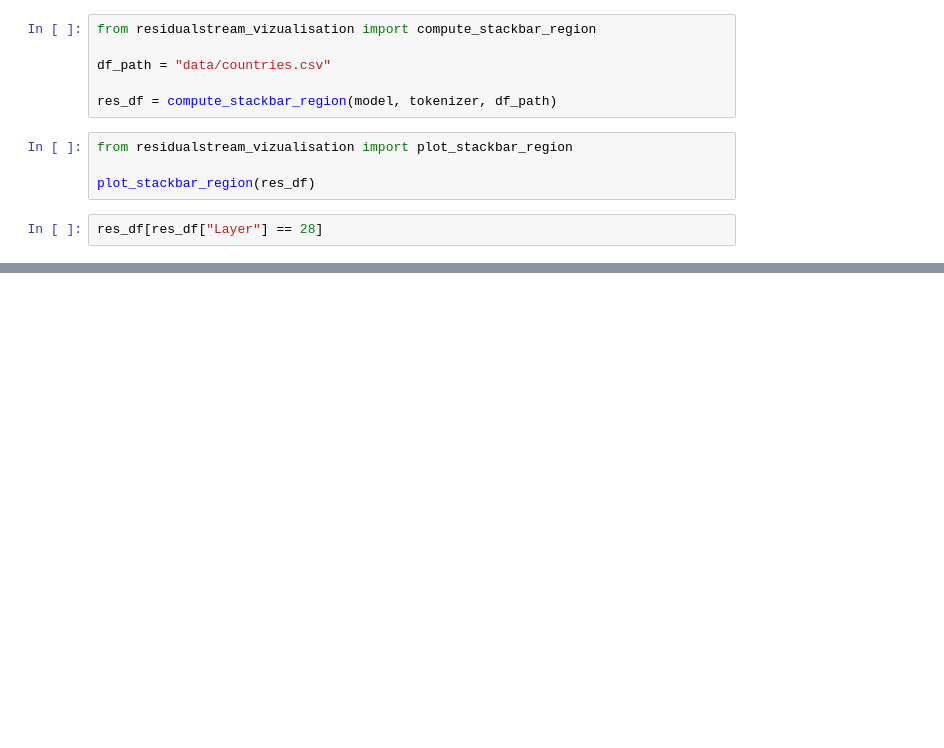
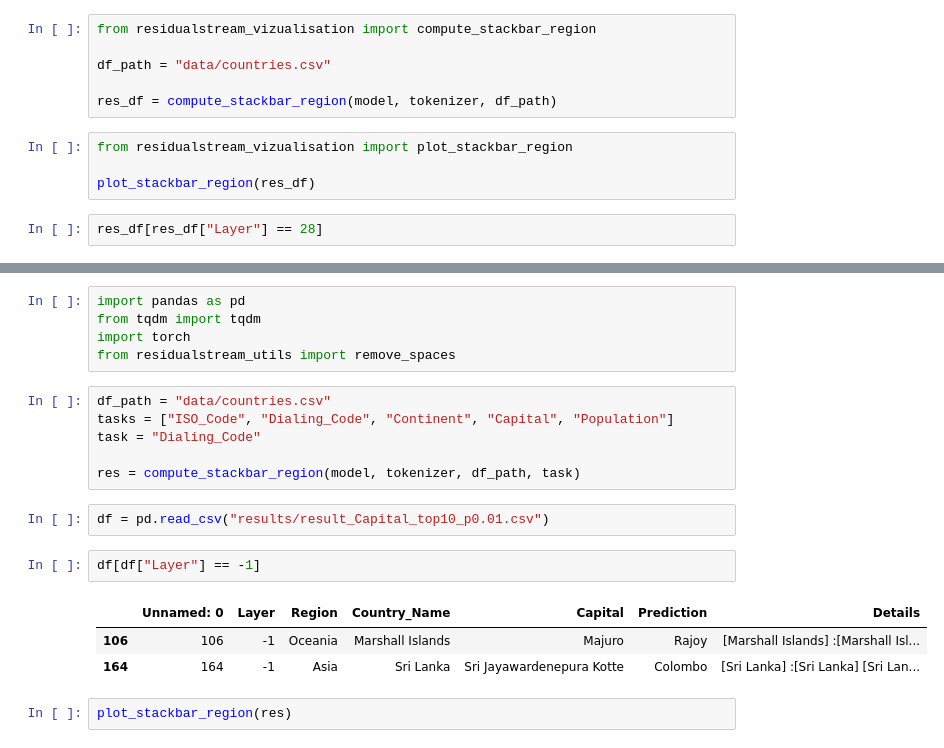
Before and after one commit to ThomasHtchn/LLM-Explainability-For-Geographical-Information, a Jupyter notebook: test_SmolLM3.ipynb, the cells around one changed output, grey strips where cells are left out. Drawn from its saved outputs; the diff is of its cells as text; blank space fills up the shorter version.

Commit message:
Ajout test avec d'autres task

```diff
--- a/test_SmolLM3.ipynb
+++ b/test_SmolLM3.ipynb
@@ -418,0 +1095,21 @@ res_df[res_df["Layer"] == 28]
+# %%
+import pandas as pd
+from tqdm import tqdm
+import torch
+from residualstream_utils import remove_spaces
+# %%
+df_path = "data/countries.csv"
+tasks = ["ISO_Code", "Dialing_Code", "Continent", "Capital", "Population"]
+task = "Dialing_Code"
+
+res = compute_stackbar_region(model, tokenizer, df_path, task)
+# %%
+df = pd.read_csv("results/result_Capital_top10_p0.01.csv")
+# %%
+df[df["Layer"] == -1]
+# %% [output]
+|  | Unnamed: 0 | Layer | Region | Country_Name | Capital | Prediction | Details |
+| 106 | 106 | -1 | Oceania | Marshall Islands | Majuro | Rajoy | [Marshall Islands] :[Marshall Isl... |
+| 164 | 164 | -1 | Asia | Sri Lanka | Sri Jayawardenepura Kotte | Colombo | [Sri Lanka] :[Sri Lanka] [Sri Lan... |
+# %%
+plot_stackbar_region(res)
```
Also changed, not shown: parts of 37 cells of this notebook.
